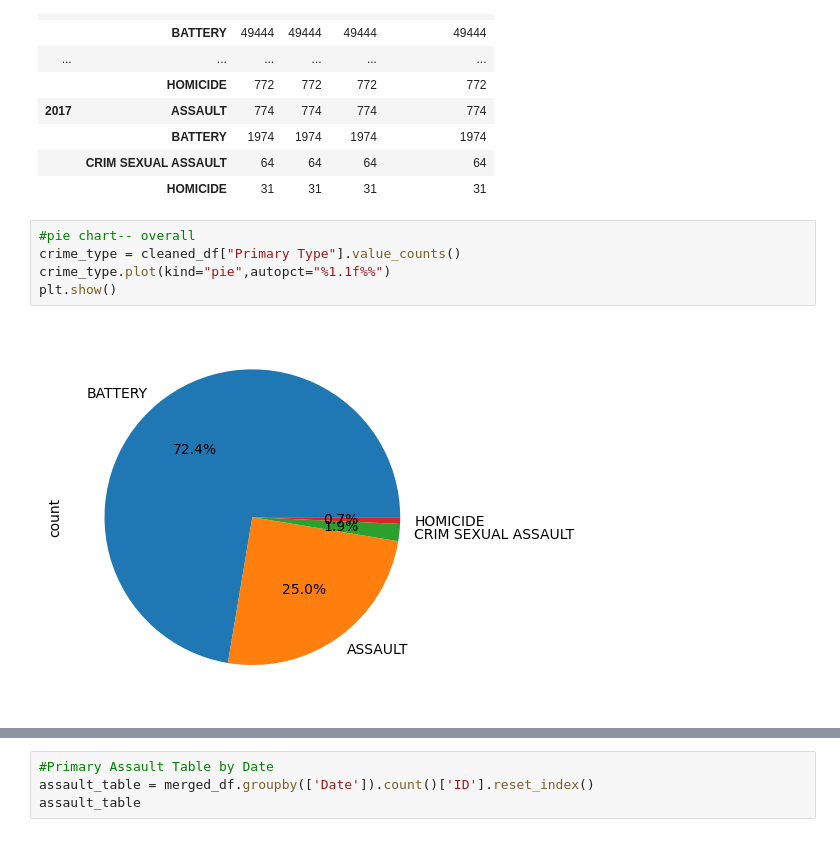
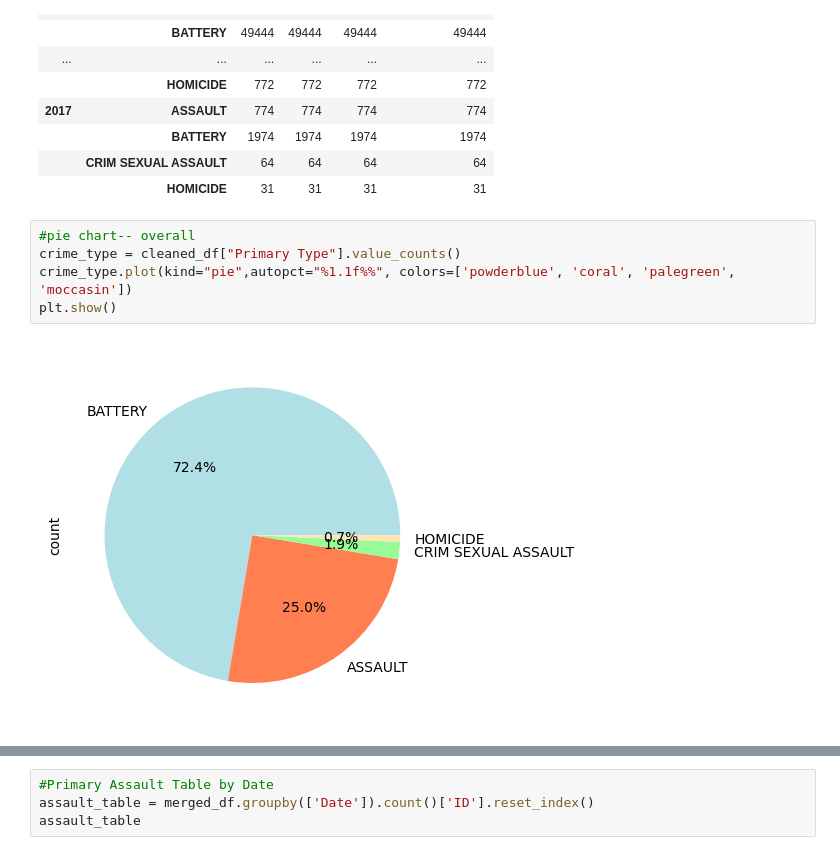
Before and after one commit to KevSantino28/project_1, a Jupyter notebook: data_clean_up.ipynb, the cells around one changed output, grey strips where cells are left out. Drawn from its saved outputs; the diff is of its cells as text.

```diff
--- a/data_clean_up.ipynb
+++ b/data_clean_up.ipynb
@@ -292,10 +293,10 @@ crime_data_yearly.count()
 # %%
 #pie chart-- overall
 crime_type = cleaned_df["Primary Type"].value_counts()
-crime_type.plot(kind="pie",autopct="%1.1f%%")
+crime_type.plot(kind="pie",autopct="%1.1f%%", colors=['powderblue', 'coral', 'palegreen', 'moccasin'])
 plt.show()
 # %% [output]
-[figure, old version]
+[figure, new version]
 # %%
 # Pie Charts by year-- 2012
 year_of_interest_2012 = 2012
```
Also changed, not shown: parts of 15 cells of this notebook, 3 other files.
